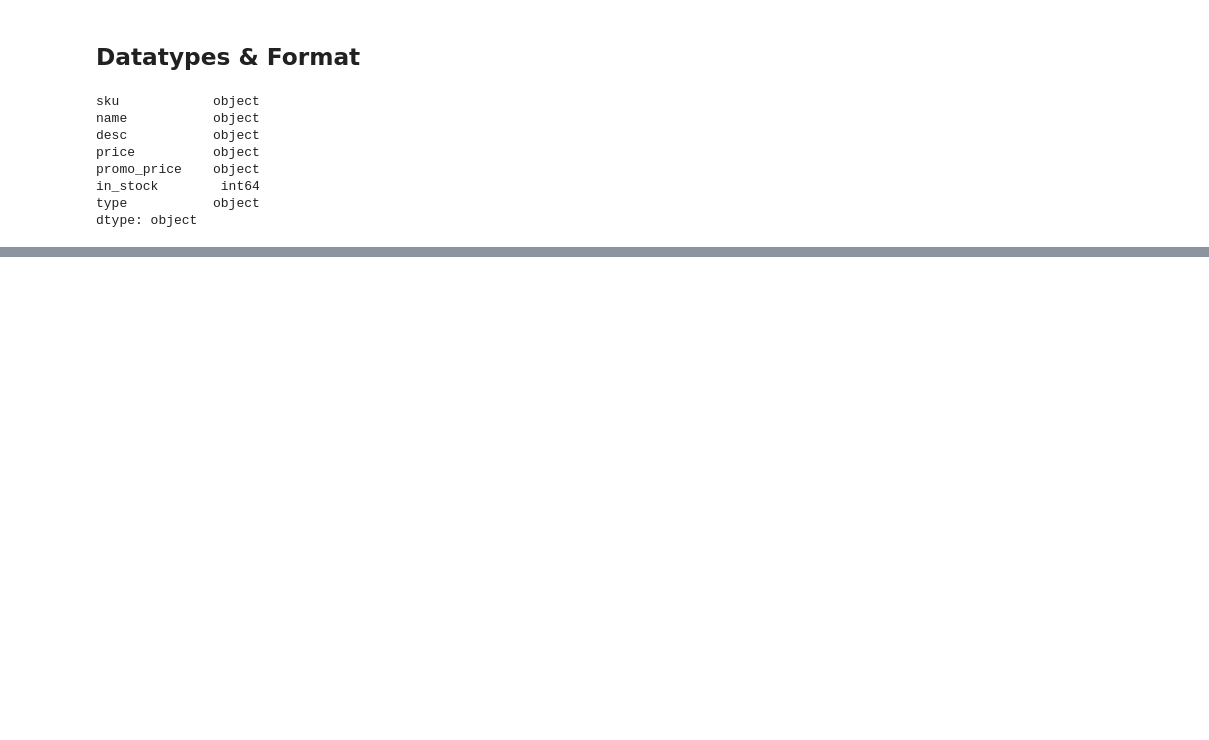
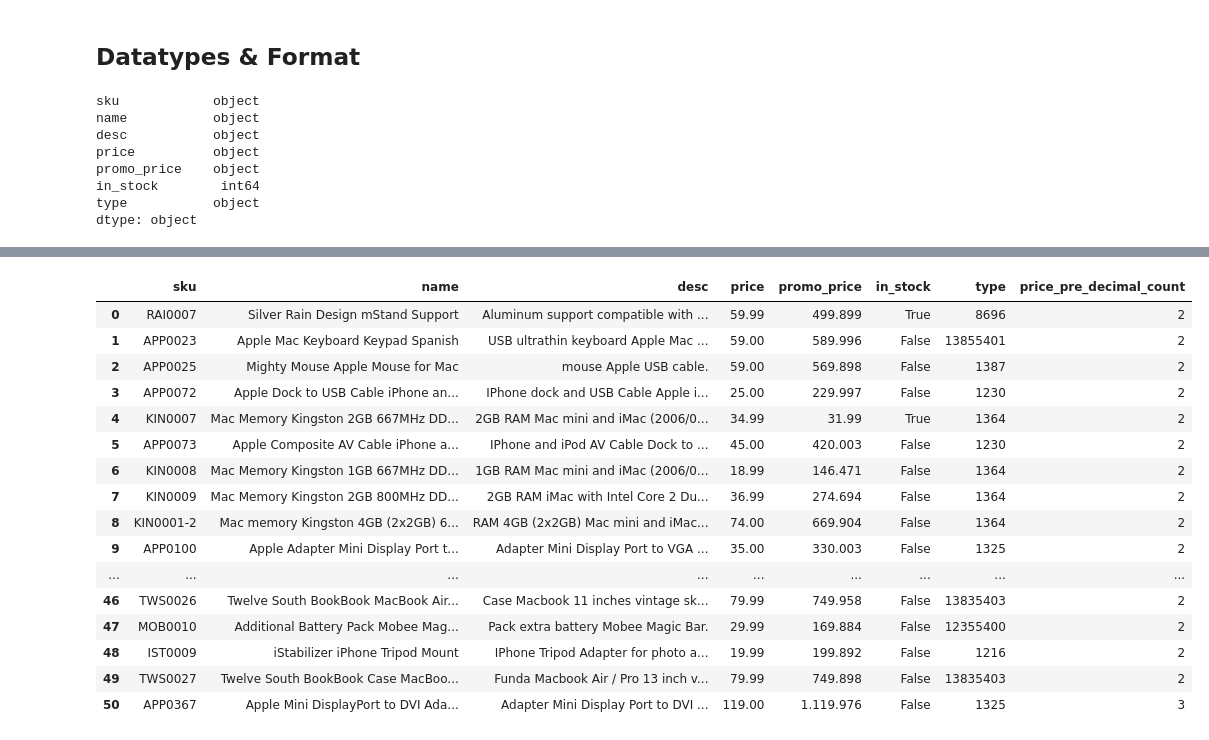
Before and after one commit to MerleSt/Eniac, a Jupyter notebook: Products.ipynb, the cells around one changed output, grey strips where cells are left out. Saved outputs shown, nothing was run; the diff lists cells and outputs as text; code cells hidden in the pictures; blank space fills up the shorter version.

```diff
--- a/Products.ipynb
+++ b/Products.ipynb
@@ -149,0 +258,22 @@ dtype: object
+# %%
+# Count the number of digits before the decimal in the 'price' column
+products['price_pre_decimal_count'] = products['price'].apply(lambda x: len(str(int(x))))
+products.head(50)
+# %% [output]
+|  | sku | name | desc | price | promo_price | in_stock | type | price_pre_decimal_count |
+| 0 | RAI0007 | Silver Rain Design mStand Support | Aluminum support compatible with ... | 59.99 | 499.899 | True | 8696 | 2 |
+| 1 | APP0023 | Apple Mac Keyboard Keypad Spanish | USB ultrathin keyboard Apple Mac ... | 59.00 | 589.996 | False | 13855401 | 2 |
+| 2 | APP0025 | Mighty Mouse Apple Mouse for Mac | mouse Apple USB cable. | 59.00 | 569.898 | False | 1387 | 2 |
+| 3 | APP0072 | Apple Dock to USB Cable iPhone an... | IPhone dock and USB Cable Apple i... | 25.00 | 229.997 | False | 1230 | 2 |
+| 4 | KIN0007 | Mac Memory Kingston 2GB 667MHz DD... | 2GB RAM Mac mini and iMac (2006/0... | 34.99 | 31.99 | True | 1364 | 2 |
+| 5 | APP0073 | Apple Composite AV Cable iPhone a... | IPhone and iPod AV Cable Dock to ... | 45.00 | 420.003 | False | 1230 | 2 |
+| 6 | KIN0008 | Mac Memory Kingston 1GB 667MHz DD... | 1GB RAM Mac mini and iMac (2006/0... | 18.99 | 146.471 | False | 1364 | 2 |
+| 7 | KIN0009 | Mac Memory Kingston 2GB 800MHz DD... | 2GB RAM iMac with Intel Core 2 Du... | 36.99 | 274.694 | False | 1364 | 2 |
+| 8 | KIN0001-2 | Mac memory Kingston 4GB (2x2GB) 6... | RAM 4GB (2x2GB) Mac mini and iMac... | 74.00 | 669.904 | False | 1364 | 2 |
+| 9 | APP0100 | Apple Adapter Mini Display Port t... | Adapter Mini Display Port to VGA ... | 35.00 | 330.003 | False | 1325 | 2 |
+| ... | ... | ... | ... | ... | ... | ... | ... | ... |
+| 46 | TWS0026 | Twelve South BookBook MacBook Air... | Case Macbook 11 inches vintage sk... | 79.99 | 749.958 | False | 13835403 | 2 |
+| 47 | MOB0010 | Additional Battery Pack Mobee Mag... | Pack extra battery Mobee Magic Bar. | 29.99 | 169.884 | False | 12355400 | 2 |
+| 48 | IST0009 | iStabilizer iPhone Tripod Mount | IPhone Tripod Adapter for photo a... | 19.99 | 199.892 | False | 1216 | 2 |
+| 49 | TWS0027 | Twelve South BookBook Case MacBoo... | Funda Macbook Air / Pro 13 inch v... | 79.99 | 749.898 | False | 13835403 | 2 |
+| 50 | APP0367 | Apple Mini DisplayPort to DVI Ada... | Adapter Mini Display Port to DVI ... | 119.00 | 1.119.976 | False | 1325 | 3 |
```
Also changed, not shown: parts of 19 cells of this notebook, 2 other files.
